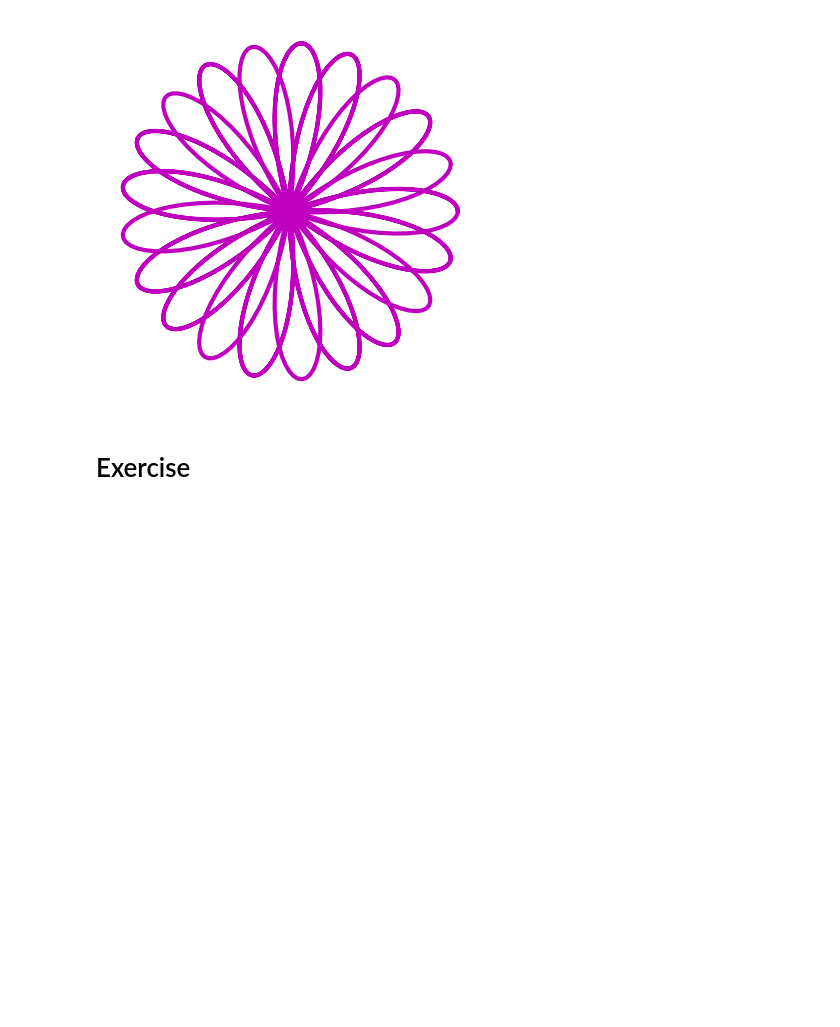
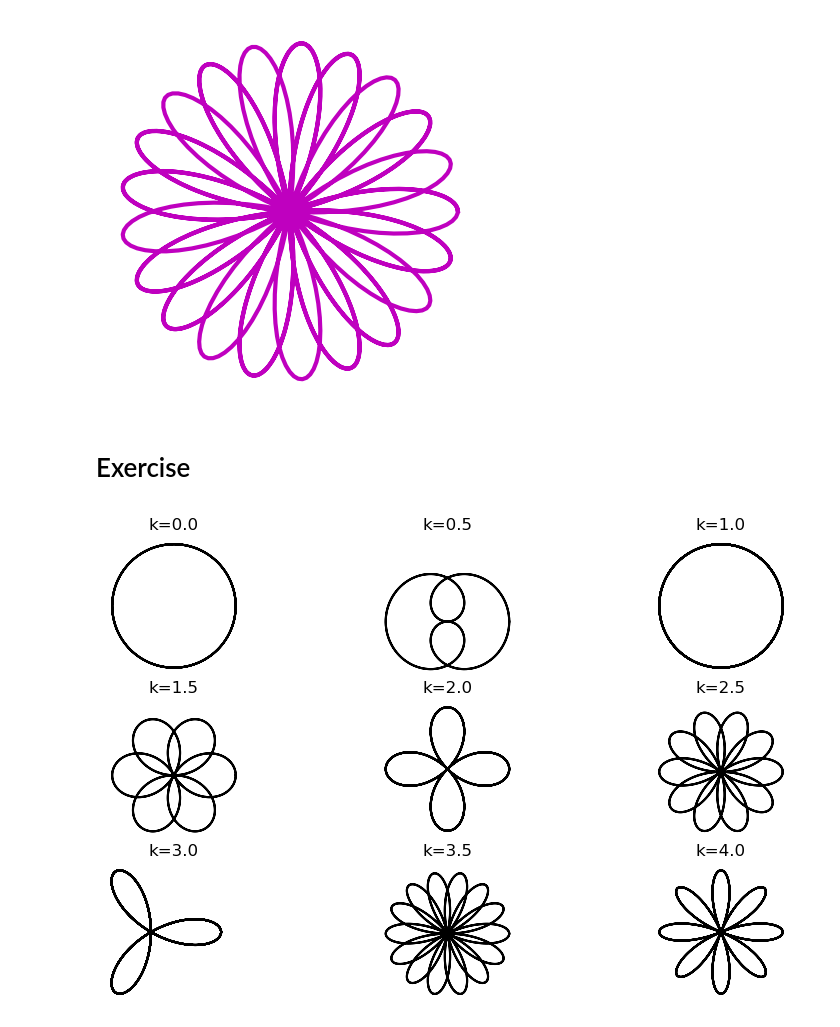
Before and after one commit to Afiq139/Python-Project, a Jupyter notebook: Python_Mathematics/Master_Math_By_Coding_In_Python/10_Art_From_Trigonometry/003_Rose_Curves.ipynb, the cells around one changed output. Cells and saved outputs as stored; diff of their text form; code cells hidden in the pictures; blank space fills up the shorter version.

```diff
--- a/Python_Mathematics/Master_Math_By_Coding_In_Python/10_Art_From_Trigonometry/003_Rose_Curves.ipynb
+++ b/Python_Mathematics/Master_Math_By_Coding_In_Python/10_Art_From_Trigonometry/003_Rose_Curves.ipynb
@@ -19,3 +19,24 @@ plt.show()
 [figure]
 # %% [markdown]
 # Exercise
+# %%
+fig,ax = plt.subplots(3,3,figsize=(10,6))
+row,col = np.indices((3,3))
+
+for i in range(0,9):
+    k = i/2
+
+    x = np.cos(k*t) * np.cos(t)
+    y = np.cos(k*t) * np.sin(t)
+
+    r = row.ravel()[i]
+    c = col.ravel()[i]
+
+    ax[r,c].plot(x,y,'k')
+    ax[r,c].axis('square')
+    ax[r,c].axis('off')
+    ax[r,c].set_title('k=%s' %k)
+
+plt.show()
+# %% [output]
+[figure, added]
```
